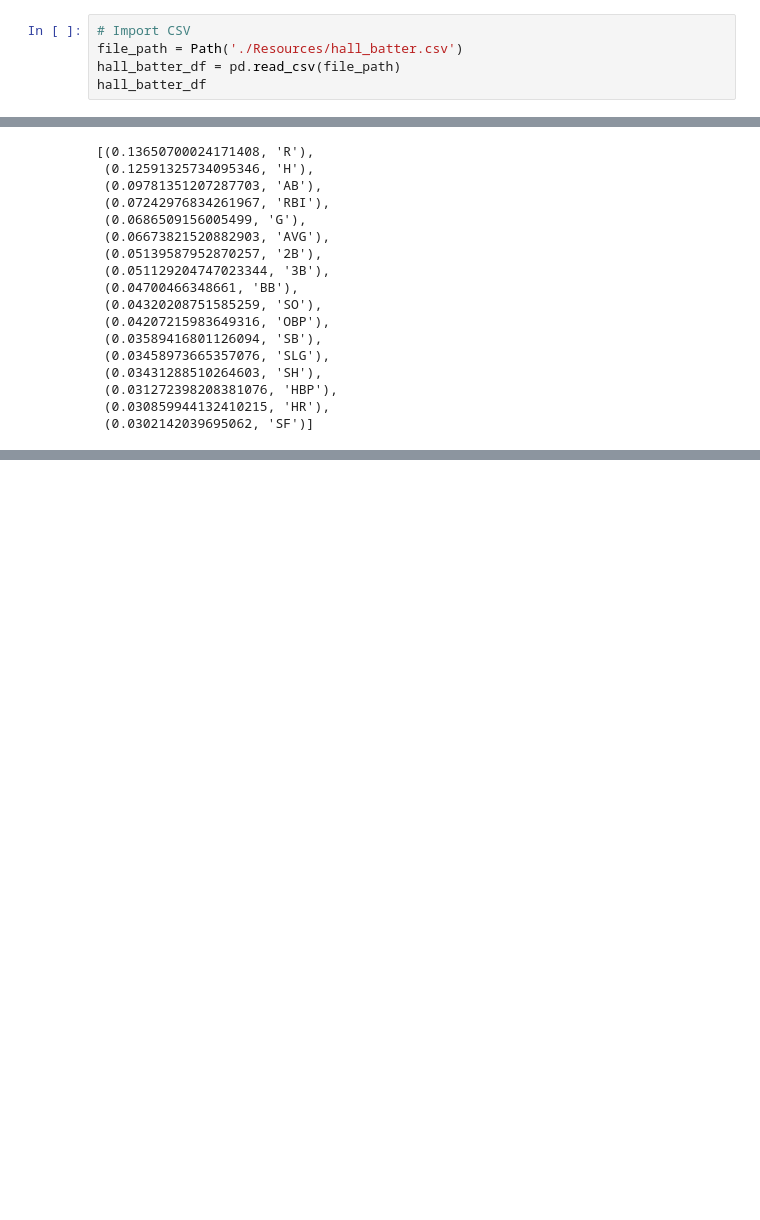
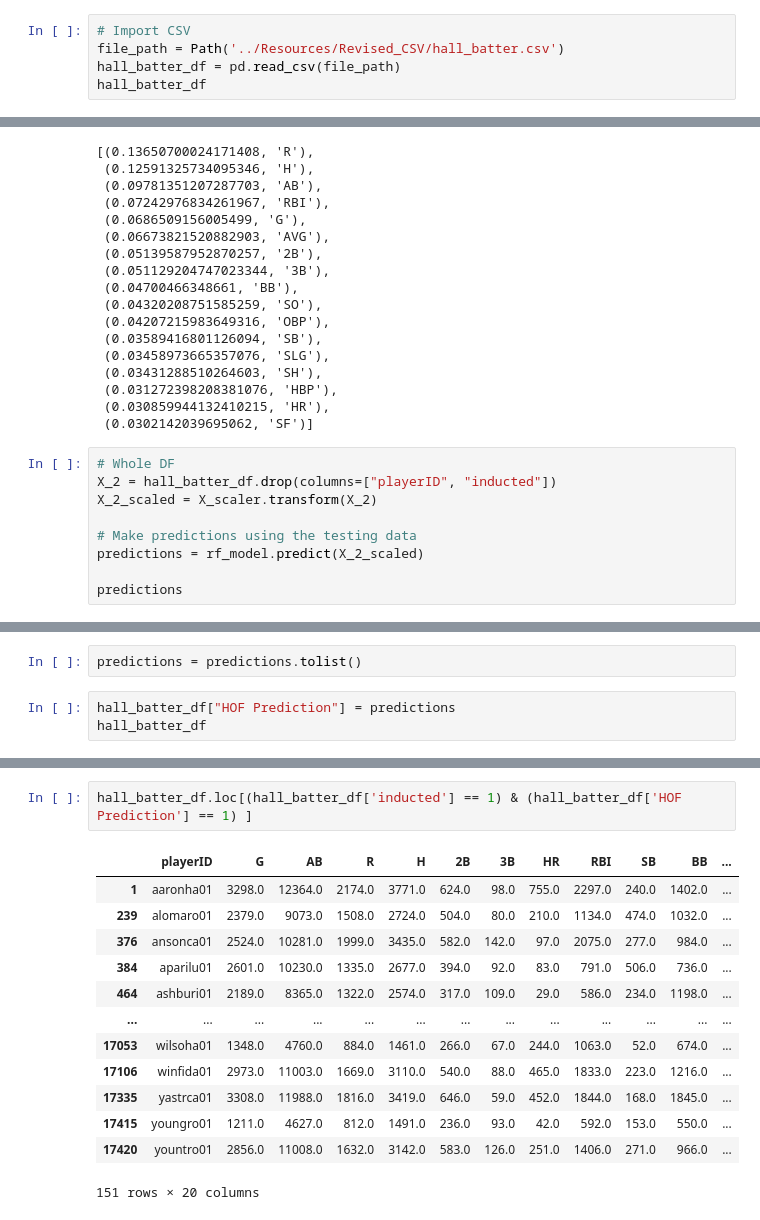
Before and after one commit to greensleeves8/Final_Project_Baseball, a Jupyter notebook: Machine Learning Models/Batter_RFCModel.ipynb, the cells around one changed output, grey strips where cells are left out. Drawn from its saved outputs; the diff is of its cells as text; blank space fills up the shorter version.

```diff
--- a/Machine Learning Models/Batter_RFCModel.ipynb
+++ b/Machine Learning Models/Batter_RFCModel.ipynb
@@ -8,7 +8,7 @@ import pandas as pd
 from pathlib import Path
 # %%
 # Import CSV
-file_path = Path('./Resources/hall_batter.csv')
+file_path = Path('../Resources/Revised_CSV/hall_batter.csv')
 hall_batter_df = pd.read_csv(file_path)
 hall_batter_df
 # %% [output]
@@ -140,3 +140,12 @@ sorted(zip(rf_model.feature_importances_, X.columns), reverse=True)
  (0.031272398208381076, 'HBP'),
  (0.030859944132410215, 'HR'),
  (0.0302142039695062, 'SF')]
+# %%
+# Whole DF
+X_2 = hall_batter_df.drop(columns=["playerID", "inducted"])
+X_2_scaled = X_scaler.transform(X_2)
+
+# Make predictions using the testing data
+predictions = rf_model.predict(X_2_scaled)
+
+predictions
@@ -142,0 +154,5 @@ sorted(zip(rf_model.feature_importances_, X.columns), reverse=True)
+# %%
+predictions = predictions.tolist()
+# %%
+hall_batter_df["HOF Prediction"] = predictions
+hall_batter_df
@@ -142,0 +173,16 @@ sorted(zip(rf_model.feature_importances_, X.columns), reverse=True)
+# %%
+hall_batter_df.loc[(hall_batter_df['inducted'] == 1) & (hall_batter_df['HOF Prediction'] == 1) ]
+# %% [output]
+|  | playerID | G | AB | R | H | 2B | 3B | HR | RBI | SB | BB | ... |
+| 1 | aaronha01 | 3298.0 | 12364.0 | 2174.0 | 3771.0 | 624.0 | 98.0 | 755.0 | 2297.0 | 240.0 | 1402.0 | ... |
+| 239 | alomaro01 | 2379.0 | 9073.0 | 1508.0 | 2724.0 | 504.0 | 80.0 | 210.0 | 1134.0 | 474.0 | 1032.0 | ... |
+| 376 | ansonca01 | 2524.0 | 10281.0 | 1999.0 | 3435.0 | 582.0 | 142.0 | 97.0 | 2075.0 | 277.0 | 984.0 | ... |
+| 384 | aparilu01 | 2601.0 | 10230.0 | 1335.0 | 2677.0 | 394.0 | 92.0 | 83.0 | 791.0 | 506.0 | 736.0 | ... |
+| 464 | ashburi01 | 2189.0 | 8365.0 | 1322.0 | 2574.0 | 317.0 | 109.0 | 29.0 | 586.0 | 234.0 | 1198.0 | ... |
+| ... | ... | ... | ... | ... | ... | ... | ... | ... | ... | ... | ... | ... |
+| 17053 | wilsoha01 | 1348.0 | 4760.0 | 884.0 | 1461.0 | 266.0 | 67.0 | 244.0 | 1063.0 | 52.0 | 674.0 | ... |
+| 17106 | winfida01 | 2973.0 | 11003.0 | 1669.0 | 3110.0 | 540.0 | 88.0 | 465.0 | 1833.0 | 223.0 | 1216.0 | ... |
+| 17335 | yastrca01 | 3308.0 | 11988.0 | 1816.0 | 3419.0 | 646.0 | 59.0 | 452.0 | 1844.0 | 168.0 | 1845.0 | ... |
+| 17415 | youngro01 | 1211.0 | 4627.0 | 812.0 | 1491.0 | 236.0 | 93.0 | 42.0 | 592.0 | 153.0 | 550.0 | ... |
+| 17420 | yountro01 | 2856.0 | 11008.0 | 1632.0 | 3142.0 | 583.0 | 126.0 | 251.0 | 1406.0 | 271.0 | 966.0 | ... |
+151 rows × 20 columns
```
Also changed, not shown: parts of 12 cells of this notebook, 5 other files.
